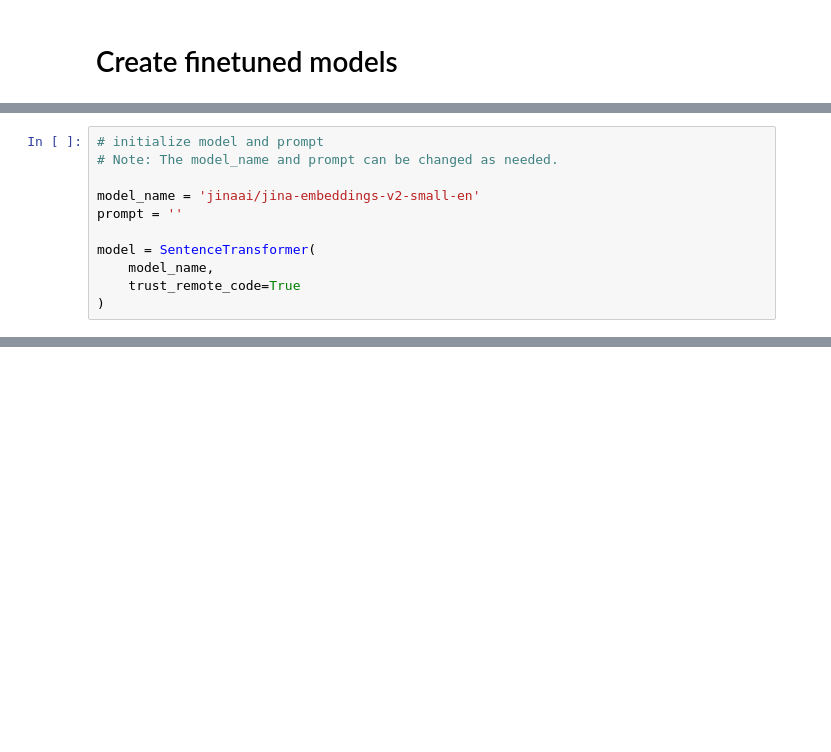
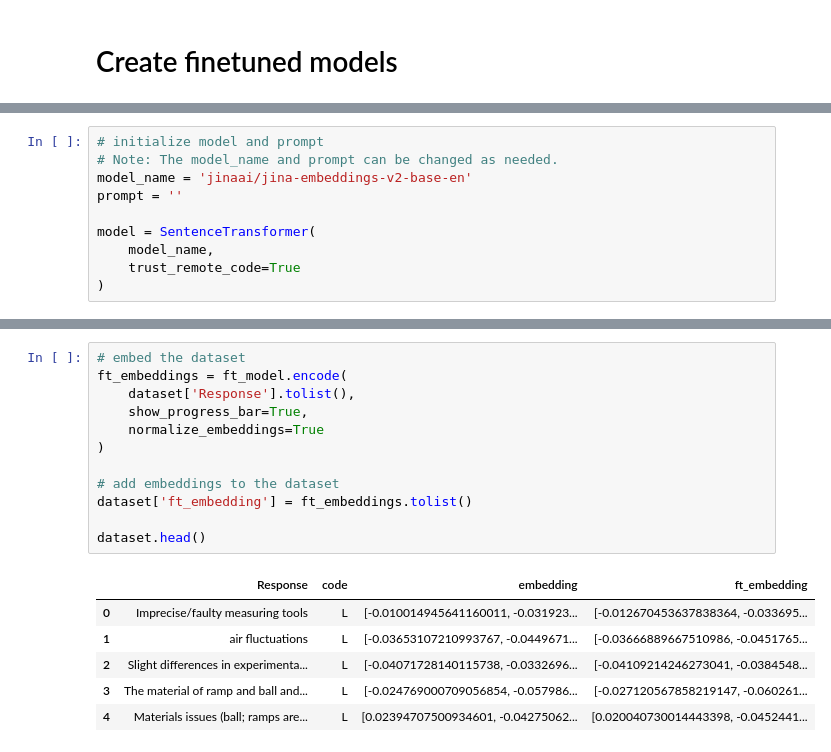
Before and after one commit to halvorty/text2embedding2category, a Jupyter notebook: finetune.ipynb, the cells around one changed output, grey strips where cells are left out. Drawn from its saved outputs; the diff is of its cells as text; blank space fills up the shorter version.

```diff
--- a/finetune.ipynb
+++ b/finetune.ipynb
@@ -26,8 +30,7 @@ We finetune models, to enhance their ability to create meaningful distinctions i
 # %%
 # initialize model and prompt
 # Note: The model_name and prompt can be changed as needed.
-
-model_name = 'jinaai/jina-embeddings-v2-small-en'
+model_name = 'jinaai/jina-embeddings-v2-base-en'
 prompt = ''
 
 model = SentenceTransformer(
@@ -266 +361,20 @@ Args = {
+# %%
+# embed the dataset
+ft_embeddings = ft_model.encode(
+    dataset['Response'].tolist(),
+    show_progress_bar=True,
+    normalize_embeddings=True
+)
+
+# add embeddings to the dataset
+dataset['ft_embedding'] = ft_embeddings.tolist()
+
+dataset.head()
+# %% [output]
+|  | Response | code | embedding | ft_embedding |
+| 0 | Imprecise/faulty measuring tools | L | [-0.010014945641160011, -0.031923... | [-0.012670453637838364, -0.033695... |
+| 1 | air fluctuations | L | [-0.03653107210993767, -0.0449671... | [-0.03666889667510986, -0.0451765... |
+| 2 | Slight differences in experimenta... | L | [-0.04071728140115738, -0.0332696... | [-0.04109214246273041, -0.0384548... |
+| 3 | The material of ramp and ball and... | L | [-0.024769000709056854, -0.057986... | [-0.027120567858219147, -0.060261... |
+| 4 | Materials issues (ball; ramps are... | L | [0.02394707500934601, -0.04275062... | [0.020040730014443398, -0.0452441... |
 # %% [markdown]
```
Also changed, not shown: parts of 27 cells of this notebook, 3 other files.
